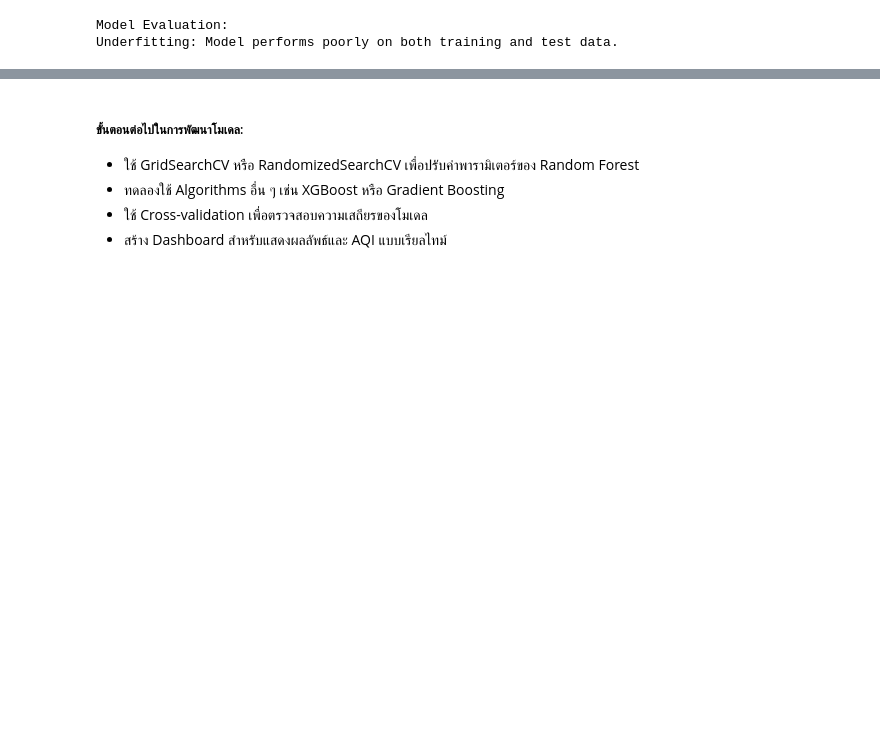
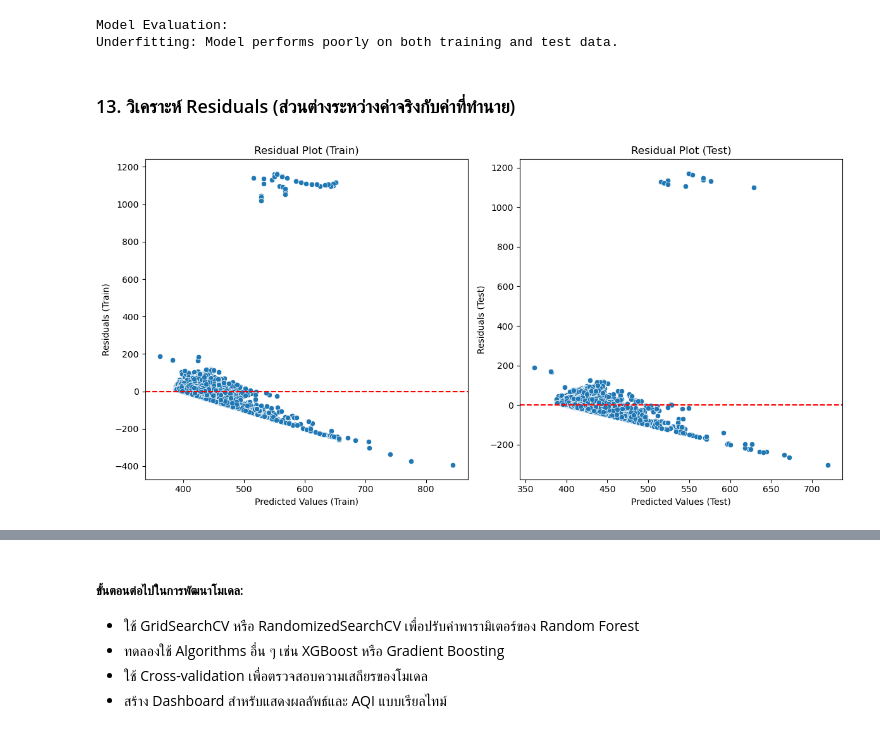
Before and after one commit to KazumaKan/Project_CPE495, a Jupyter notebook: Model/Lasso.ipynb, the cells around one changed output, grey strips where cells are left out. Drawn from its saved outputs; the diff is of its cells as text; code cells hidden in the pictures; blank space fills up the shorter version.

```diff
--- a/Model/Lasso.ipynb
+++ b/Model/Lasso.ipynb
@@ -151,3 +166,29 @@ else:
 # %% [output]
 Model Evaluation:
 Underfitting: Model performs poorly on both training and test data.
+# %% [markdown]
+### 13. วิเคราะห์ Residuals (ส่วนต่างระหว่างค่าจริงกับค่าที่ทำนาย)
+# %%
+residuals_train = y_train - y_pred_train
+residuals_test = y_test - y_pred_test
+
+plt.figure(figsize=(12, 6))
+
+plt.subplot(1, 2, 1)
+sns.scatterplot(x=y_pred_train, y=residuals_train)
+plt.axhline(y=0, color='r', linestyle='--')
+plt.xlabel("Predicted Values (Train)")
+plt.ylabel("Residuals (Train)")
+plt.title("Residual Plot (Train)")
+
+plt.subplot(1, 2, 2)
+sns.scatterplot(x=y_pred_test, y=residuals_test)
+plt.axhline(y=0, color='r', linestyle='--')
+plt.xlabel("Predicted Values (Test)")
+plt.ylabel("Residuals (Test)")
+plt.title("Residual Plot (Test)")
+
+plt.tight_layout()
+plt.show()
+# %% [output]
+[figure, added]
```
Also changed, not shown: parts of 26 cells of this notebook, 8 other files.
